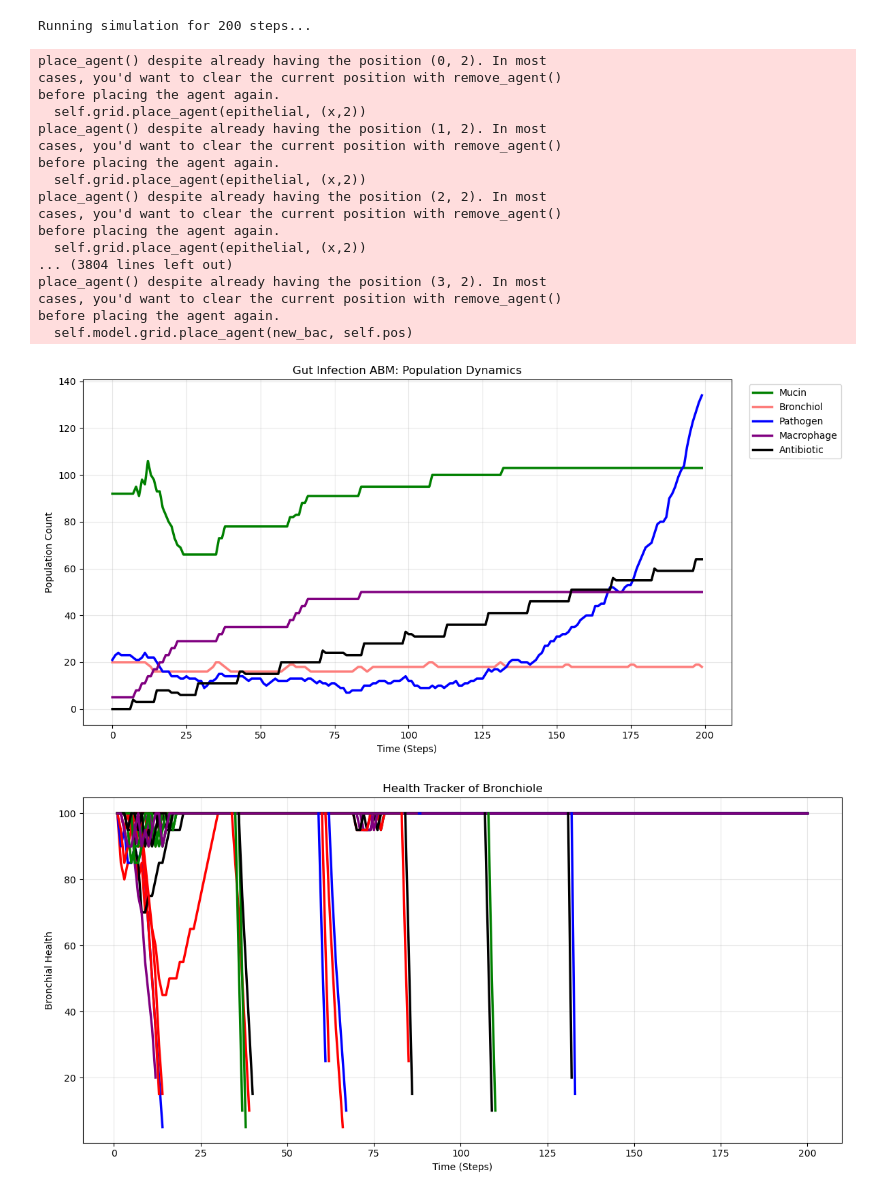
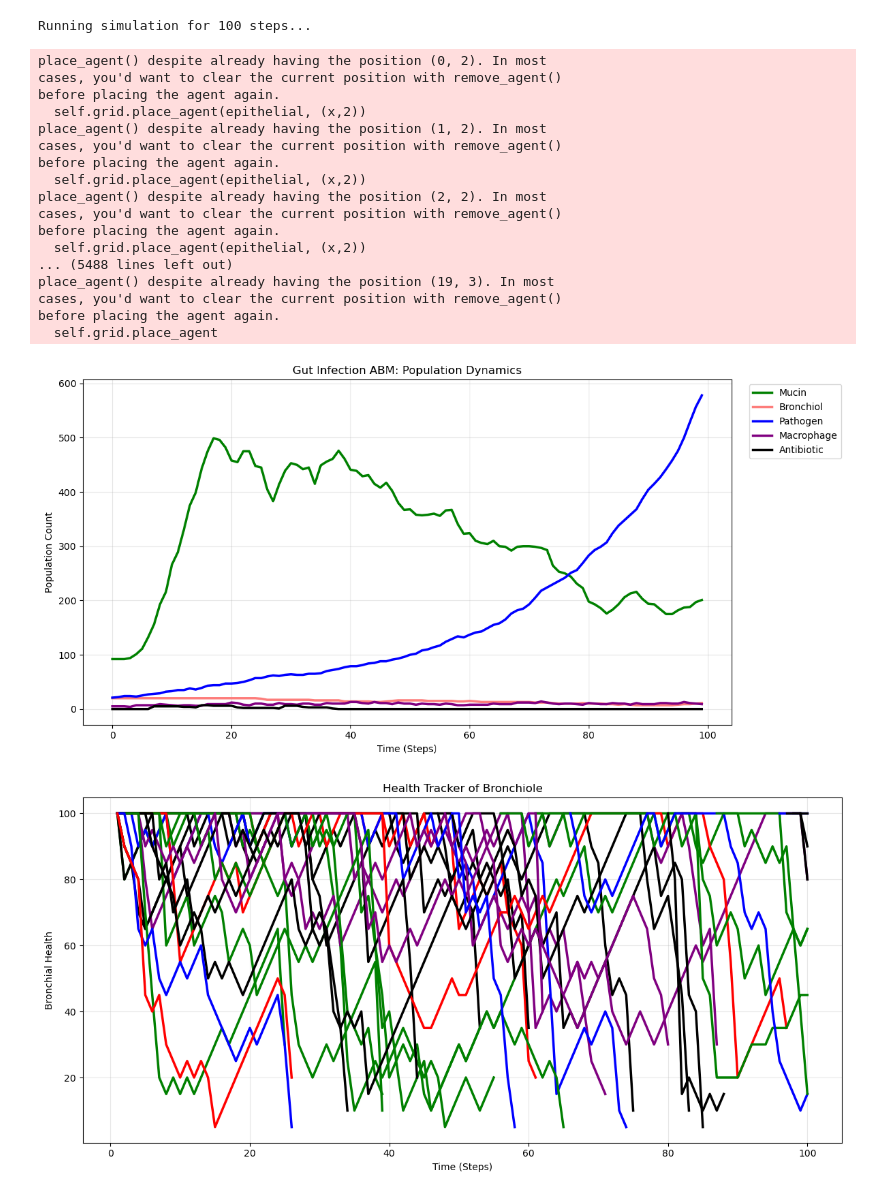
Before and after one commit to karonaye/Final-Project-ME-120, a Jupyter notebook: mesaagent.ipynb, the cells around one changed output. Saved outputs shown, nothing was run; the diff lists cells and outputs as text; code cells hidden in the pictures.

```diff
--- a/mesaagent.ipynb
+++ b/mesaagent.ipynb
@@ -103,9 +103,9 @@ class Bronchial(mesa.Agent):
     def call_mucin(self):
         infect_int = 1
         if self.health <= 25:
-            infect_int = 3
+            infect_int = 5
         elif self.health <=50:
-            infect_int =  2
+            infect_int =  3
         pos=(self.pos[0],self.pos[1]+1)
         for i in range(infect_int):
             self.model.call_mucin(pos)
@@ -131,8 +131,9 @@ class Bronchial(mesa.Agent):
         if self.model.step_count>0:
             self.health_loss()
 
-        if self.health < 75 and self.model.step_count%2==0 and (self.health!=0): #Health determines how much mucin is called, macrophages are predetermined
+        if self.health < 75 and self.model.step_count%4==0 and (self.health!=0): #Health determines how much mucin is called, macrophages are predetermined
             self.call_macro()
+        if self.health < 75 and (self.health!=0):
             self.call_mucin()
 
         if self.health <= 0:
@@ -472,11 +566,11 @@ class Macrophage(mesa.Agent):
         self.move_cilia()
         self.move_macrophage()
         self.energy-=5
-        # if self.energy <= 0:
-        #     self.model.grid.remove_agent(self)
-        #     self.remove()
-
-        if self.model.random.random() < 0.5:
+        if self.energy <= 0:
+            self.model.grid.remove_agent(self)
+            self.remove()
+            return
+        if self.model.random.random() < 0.4:
             self.macro_feed()
             return
         #doesnt move if there is no macrophage once its out of the capillary
@@ -906,7 +1032,7 @@ MODEL_PARAMETERS = {
 }
 
 # Change this value to run the simulation for more or fewer steps
-steps_to_run = 200
+steps_to_run = 100
 
 print(f"Running simulation for {steps_to_run} steps...")
 
@@ -958,36 +1084,53 @@ random_color = ["red","purple","blue","green", "black"] # lol this is the only t
 
 plt.figure(figsize=(12, 6))
 agents_df = df_agent.index.get_level_values("AgentID").unique()
 for i in agents_df:
     health_b = df_agent.xs(i, level="AgentID")
     plt.plot(health_b.index, health_b["Bronch_health"], color=random.choice(random_color), linewidth=2.5)
 
 # Formatting
 plt.title("Health Tracker of Bronchiole")
 plt.xlabel("Time (Steps)")
 plt.ylabel("Bronchial Health")
 plt.grid(True, alpha=0.3)
 plt.tight_layout()
 
 plt.show()
+
+
+plt.figure(figsize=(12, 6))
+
+# bact_biofilm = sum(1 for i in agents_df if i.biofilm_form == True)
+df_biof = df_agent.groupby(level = "Step")["Biofilm_formed"].sum()
+
+plt.plot(df_biof.index, df_biof.values, color=random.choice(random_color), linewidth=2.5)
+
+# Formatting
+plt.title("Biofilm")
+plt.xlabel("Time (Steps)")
+plt.ylabel("Bronchial Health")
+plt.grid(True, alpha=0.3)
+plt.tight_layout()
+
+plt.show()
 # %% [output]
-Running simulation for 200 steps...
+Running simulation for 100 steps...
 place_agent() despite already having the position (0, 2). In most
 cases, you'd want to clear the current position with remove_agent()
 before placing the agent again.
   self.grid.place_agent(epithelial, (x,2))
 place_agent() despite already having the position (1, 2). In most
 cases, you'd want to clear the current position with remove_agent()
 before placing the agent again.
   self.grid.place_agent(epithelial, (x,2))
 place_agent() despite already having the position (2, 2). In most
 cases, you'd want to clear the current position with remove_agent()
 before placing the agent again.
   self.grid.place_agent(epithelial, (x,2))
-... (3804 lines left out)
-place_agent() despite already having the position (3, 2). In most
+... (5488 lines left out)
+place_agent() despite already having the position (19, 3). In most
 cases, you'd want to clear the current position with remove_agent()
 before placing the agent again.
-  self.model.grid.place_agent(new_bac, self.pos)
+  self.grid.place_agent
-[figure, old version]
+[figure, new version]
-[figure, old version]
+[figure, new version]
```
Also changed, not shown: parts of 7 cells of this notebook.
